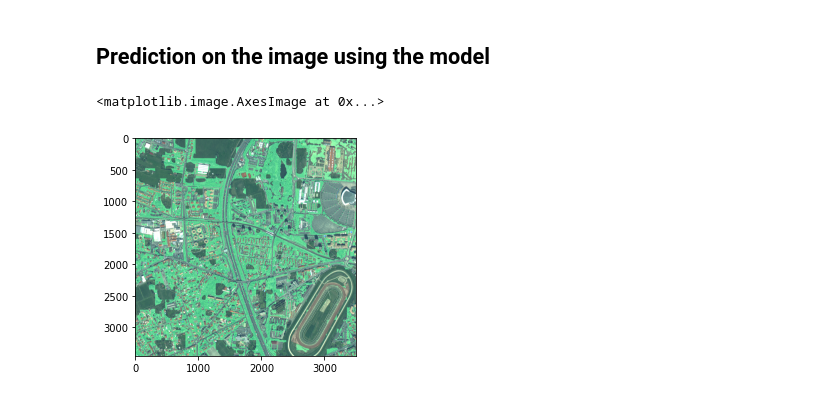
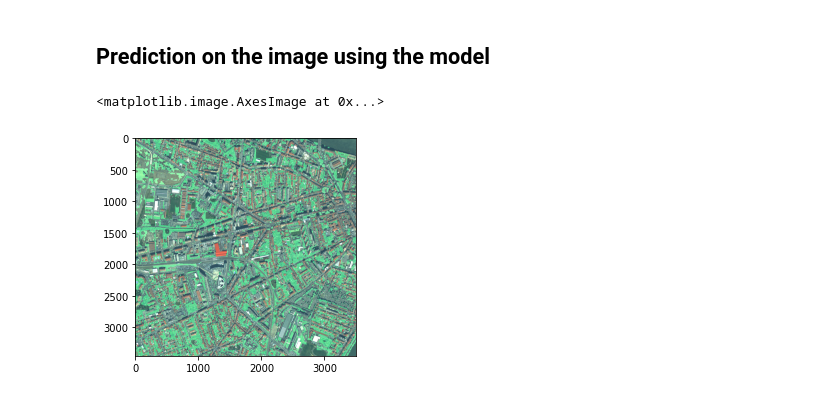
Before and after one commit to cleguevel/Segmentation-of-satellite-images-using-machine-learning, a Jupyter notebook: main.ipynb, the cells around one changed output. Cells and saved outputs as stored; diff of their text form; code cells hidden in the pictures.

```diff
--- a/main.ipynb
+++ b/main.ipynb
@@ -135,6 +137,6 @@ np.save('myInputMaps_Toulouse_NIRRG', np.array(myInputMaps))
 Une fois que l'on a créé les fichiers .npy contenant les données, on peut tout simplement les charger.
 # %%
 myMasks = np.load('myMasks_Toulouse.npy')
-myInputMaps = np.load('myInputMaps_Toulouse_RGB.npy')
+myInputMaps = np.load('myInputMaps_Toulouse_NIRRG.npy')
 print(np.array(myMasks).shape)
 print(np.array(myInputMaps).shape)
@@ -270,20 +315,24 @@ def unet_model(n_classes=2, im_sz=160, n_channels=3, n_filters_start=32, growth_
 
     model = Model(inputs=inputs, outputs=conv10)
 
-    model.compile(optimizer=Adam(), loss=tf.keras.losses.SparseCategoricalCrossentropy(from_logits=True),metrics=['accuracy',f1_score])
+    opt = keras.optimizers.Adam(learning_rate=0.0001)
+
+    metrics = ['accuracy']
+
+    model.compile(optimizer=opt, loss=keras.losses.SparseCategoricalCrossentropy(from_logits=True),metrics=metrics)
     return model
 # %%
 model = unet_model()
 # %% [markdown]
 We can just now start the training using the parameters below.
 # %%
-N_EPOCHS = 100
+N_EPOCHS = 3
 BATCH_SIZE = 150
-TRAIN_SZ = 4000 # train size
-myMasks = myMasks[:TRAIN_SZ,:,:]
-myInputMaps = myInputMaps[:TRAIN_SZ,:,:,:]
+#TRAIN_SZ = 4000 # train size
+#myMasks = myMasks[:TRAIN_SZ,:,:]
+#myInputMaps = myInputMaps[:TRAIN_SZ,:,:,:]
 
-X_train, X_test, y_train, y_test = train_test_split(myInputMaps, myMasks, train_size=0.8, random_state=42)
+X_train, X_test, y_train, y_test = train_test_split(myInputMaps, myMasks, train_size=0.7, random_state=42)
 
 print(np.array(X_train).shape)
 print(np.array(y_train).shape)
@@ -407,7 +462,7 @@ def picture_from_mask(mask, threshold=0):
 
     return pict
 # %%
-def predict_img_from_rgb(img_rgb,predict_img,model,PATCH_SZ, N_CLASSES,color_delta,threshold=0):
+def predict_img(img_rgb,predict_img,model,PATCH_SZ, N_CLASSES,color_delta,threshold=0):
     mask = np.zeros(shape=(predict_img.shape[0], predict_img.shape[1]), dtype=np.uint8)
     width, height, dim = predict_img.shape
     chopsize = 160
@@ -419,11 +474,17 @@ def predict_img_from_rgb(img_rgb,predict_img,model,PATCH_SZ, N_CLASSES,color_del
                     map = picture_from_mask(img_pred, threshold)
                     for dimension in range(dim):
                         img_rgb[x0:(x0+chopsize),y0:(y0+chopsize), dimension] = np.clip(img_rgb[x0:(x0+chopsize),y0:(y0+chopsize), dimension] + color_delta[dimension] * (map[0][:, :] / 255), 0, 255)
+
+
+                    mask[x0:(x0+chopsize),y0:(y0+chopsize)][img_pred[1,:,:]<=threshold] = 1
+
                 else:
                     img_pred = predict(predict_img[x0:(x0+chopsize),y0:height,:], model, patch_sz=PATCH_SZ, n_classes=N_CLASSES).transpose([2,0,1])
                     map = picture_from_mask(img_pred, threshold)
                     for dimension in range(dim):
                         img_rgb[x0:(x0+chopsize),y0:height, dimension] = np.clip(img_rgb[x0:(x0+chopsize),y0:height, dimension] + color_delta[dimension] * (map[0][:, :] / 255), 0, 255)
+
+                    mask[x0:(x0+chopsize),y0:height][img_pred[1,:,:]<=threshold] = 1
 
         else:
             for y0 in range(0,height,chopsize):
@@ -432,20 +493,22 @@ def predict_img_from_rgb(img_rgb,predict_img,model,PATCH_SZ, N_CLASSES,color_del
                 for dimension in range(dim):
                     img_rgb[x0:width,y0:(y0+chopsize), dimension] = np.clip(img_rgb[x0:width,y0:(y0+chopsize), dimension] + color_delta[dimension] * (map[0][:, :] / 255), 0, 255)
 
-    return img_rgb
+                mask[x0:width,y0:(y0+chopsize)][img_pred[1,:,:]<=threshold] = 1
+
+    return [img_rgb,mask]
 # %%
 maps_rgb = imagesList("Map_Toulouse_RGB/")
 maps = imagesList("NIRRG_Toulouse/")
 model2 = load_model('model2.h5')
 PATCH_SZ = 160
 N_CLASSES = 2
 color_delta=[27, 120, 55]
 
-img_predict = predict_img_from_rgb(maps_rgb[0],maps[0],model2,PATCH_SZ, N_CLASSES,color_delta,0.4)
-plt.imshow(img_predict)
+img_predict = predict_img(maps_rgb[2],maps[2],model2,PATCH_SZ, N_CLASSES,color_delta,0.4)
+plt.imshow(img_predict[0])
 # %% [output]
 <matplotlib.image.AxesImage at 0x...>
-[figure, old version]
+[figure, new version]
 # %%
 im_test = Image.fromarray(img_predict)
 im_test.save("Best.tiff")
```
Also changed, not shown: parts of 11 cells of this notebook.
